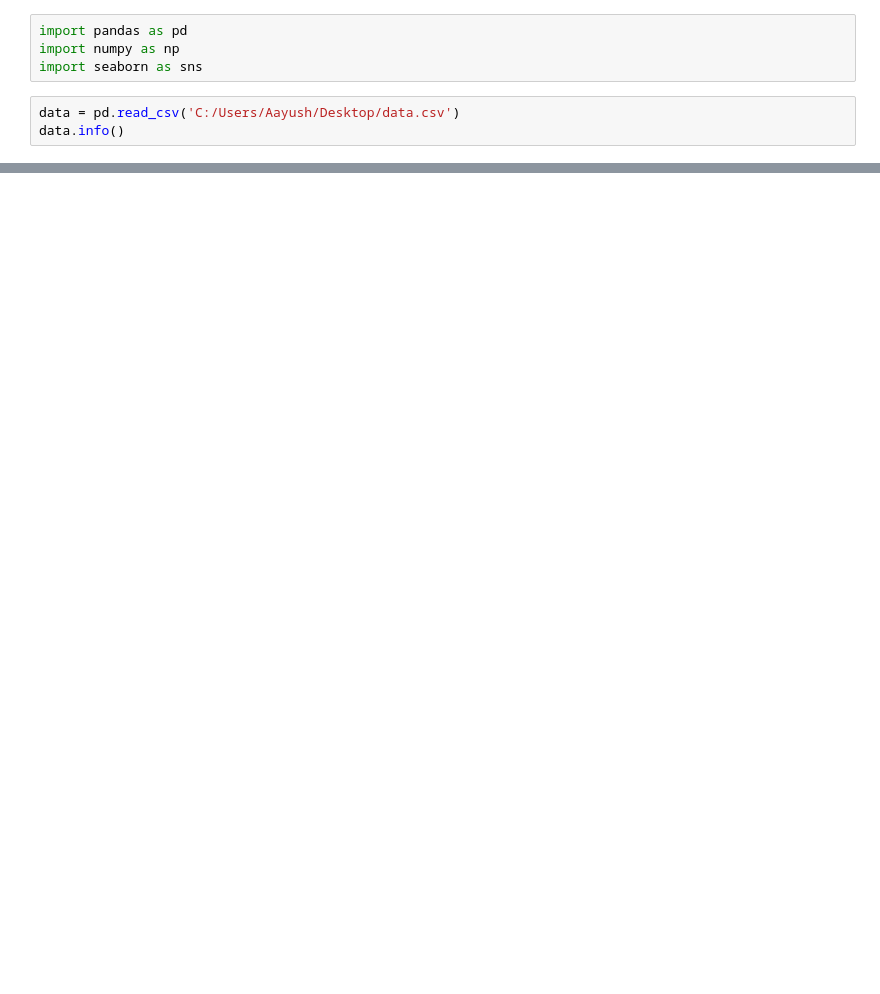
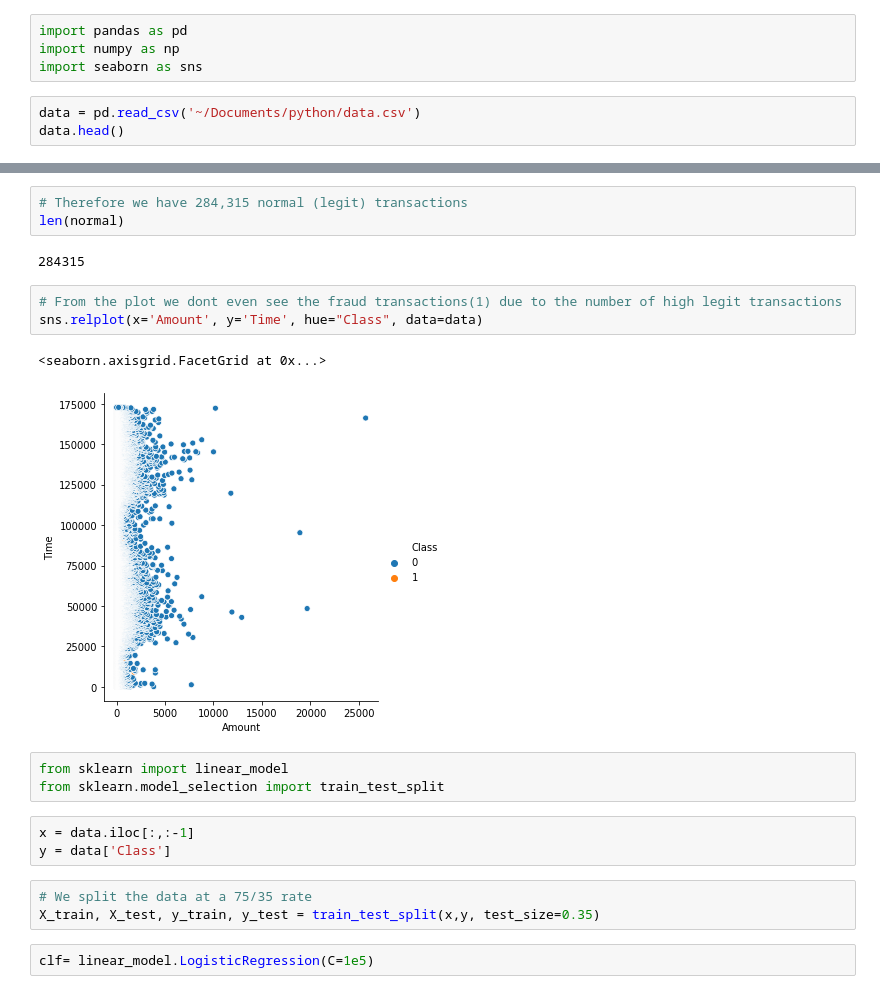
Before and after one commit to sethi19/Credit_Card_Fraud_Detection, a Jupyter notebook: Fraud Detection.ipynb, the cells around one changed output, grey strips where cells are left out. Cells and saved outputs as stored; diff of their text form; blank space fills up the shorter version.

```diff
--- a/Fraud Detection.ipynb
+++ b/Fraud Detection.ipynb
@@ -3,6 +3,6 @@ import pandas as pd
 import numpy as np
 import seaborn as sns
 # %%
-data = pd.read_csv('C:/Users/Aayush/Desktop/data.csv')
-data.info()
+data = pd.read_csv('~/Documents/python/data.csv')
+data.head()
 # %% [output]
@@ -9,0 +36,22 @@ FileNotFoundError: [Errno 2] File C:/Desktop/data.csv does not exist: 'C:/Deskto
+# %%
+# Therefore we have 284,315 normal (legit) transactions
+len(normal)
+# %% [output]
+284315
+# %%
+# From the plot we dont even see the fraud transactions(1) due to the number of high legit transactions
+sns.relplot(x='Amount', y='Time', hue="Class", data=data)
+# %% [output]
+<seaborn.axisgrid.FacetGrid at 0x...>
+[figure, added]
+# %%
+from sklearn import linear_model
+from sklearn.model_selection import train_test_split
+# %%
+x = data.iloc[:,:-1]
+y = data['Class']
+# %%
+# We split the data at a 75/35 rate
+X_train, X_test, y_train, y_test = train_test_split(x,y, test_size=0.35)
+# %%
+clf= linear_model.LogisticRegression(C=1e5)
```
Also changed, not shown: parts of 9 cells of this notebook.
